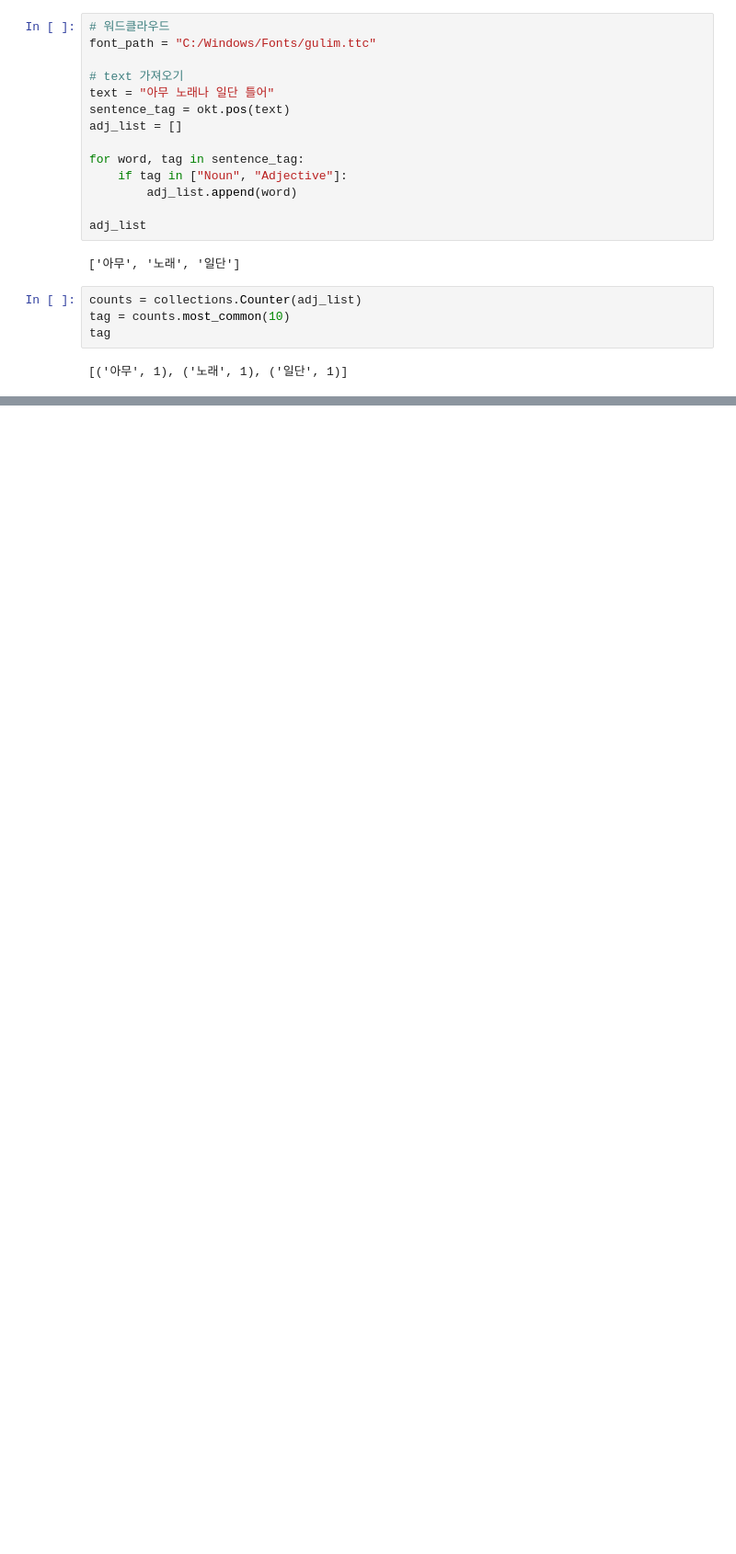
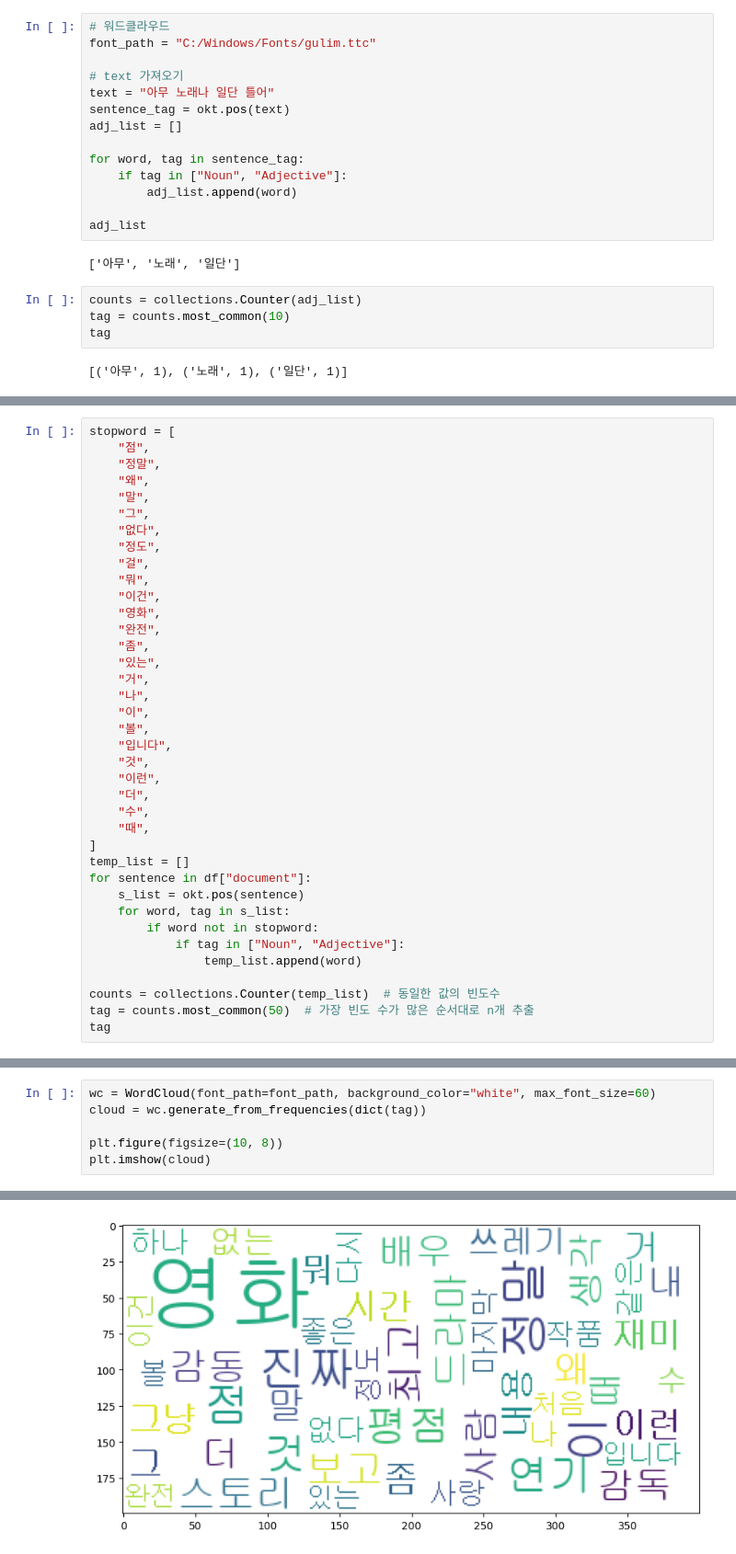
Before and after one commit to one-west/Data_Analyze, a Jupyter notebook: 12장/Example.ipynb, the cells around one changed output, grey strips where cells are left out. Shown: that part at 92% size. Drawn from its saved outputs; the diff is of its cells as text; blank space fills up the shorter version.

```diff
--- a/12장/Example.ipynb
+++ b/12장/Example.ipynb
@@ -128,0 +192,38 @@ from wordcloud import WordCloud
+# %%
+stopword = [
+    "점",
+    "정말",
+    "왜",
+    "말",
+    "그",
+    "없다",
+    "정도",
+    "걸",
+    "뭐",
+    "이건",
+    "영화",
+    "완전",
+    "좀",
+    "있는",
+    "거",
+    "나",
+    "이",
+    "볼",
+    "입니다",
+    "것",
+    "이런",
+    "더",
+    "수",
+    "때",
+]
+temp_list = []
+for sentence in df["document"]:
+    s_list = okt.pos(sentence)
+    for word, tag in s_list:
+        if word not in stopword:
+            if tag in ["Noun", "Adjective"]:
+                temp_list.append(word)
+
+counts = collections.Counter(temp_list)  # 동일한 값의 빈도수
+tag = counts.most_common(50)  # 가장 빈도 수가 많은 순서대로 n개 추출
+tag
@@ -128,0 +248,7 @@ from wordcloud import WordCloud
+# %%
+wc = WordCloud(font_path=font_path, background_color="white", max_font_size=60)
+cloud = wc.generate_from_frequencies(dict(tag))
+
+plt.figure(figsize=(10, 8))
+plt.imshow(cloud)
+# %% [output]
@@ -128,0 +256 @@ from wordcloud import WordCloud
+[figure, added]
```
Also changed, not shown: parts of 21 cells of this notebook, 1 other file.
